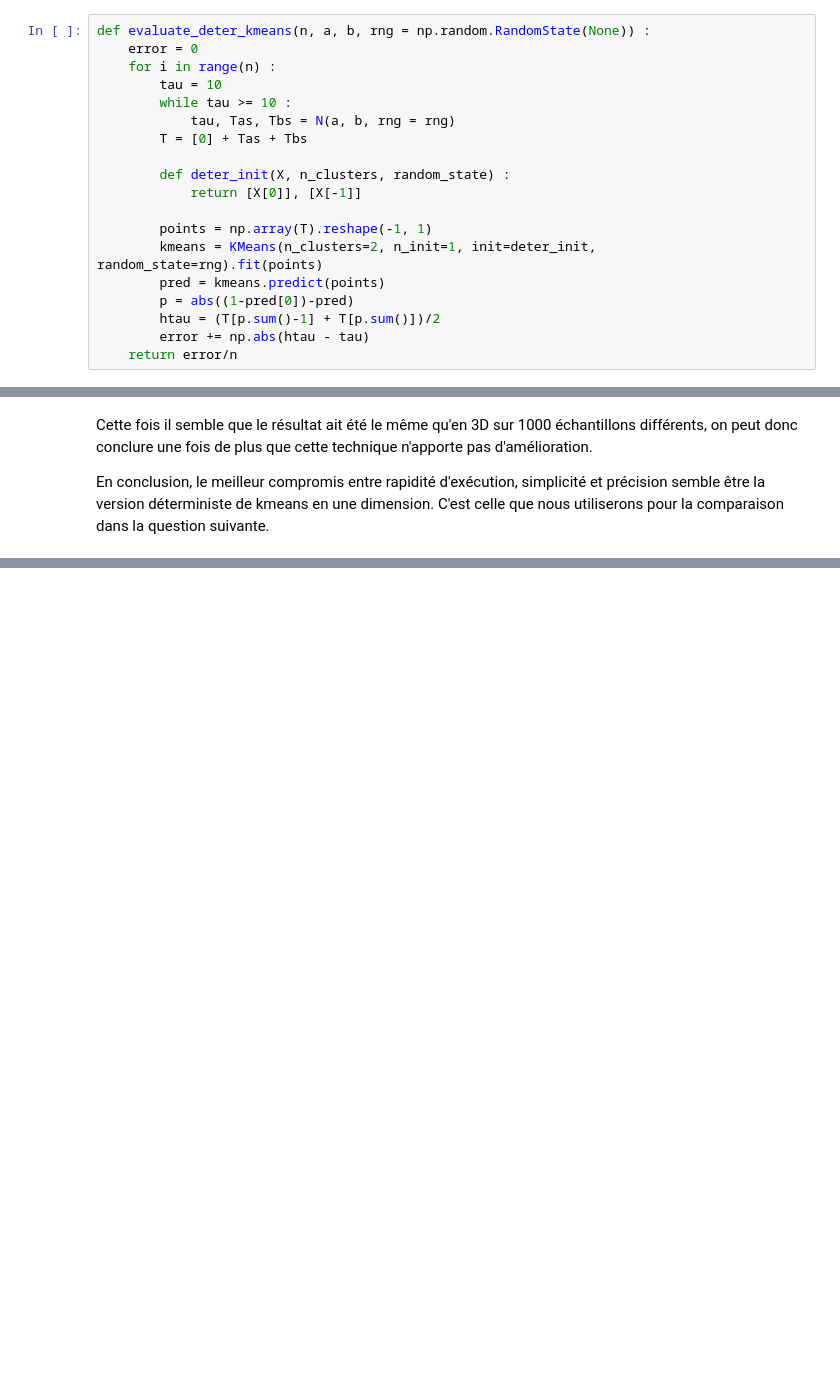
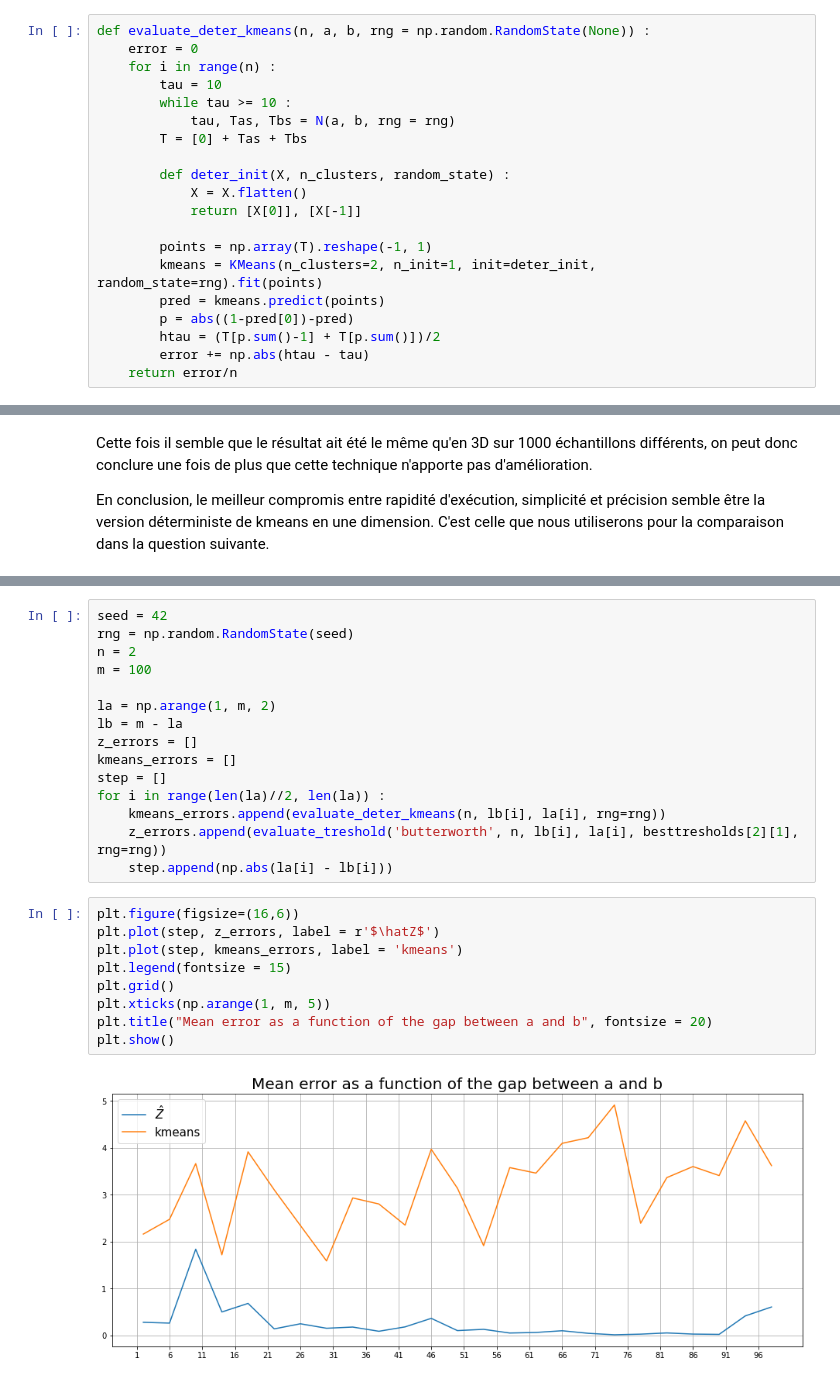
Before and after one commit to Qzaac/MACS207b, a Jupyter notebook: filtrage_macs207b.ipynb, the cells around one changed output, grey strips where cells are left out. Saved outputs shown, nothing was run; the diff lists cells and outputs as text; blank space fills up the shorter version.

```diff
--- a/filtrage_macs207b.ipynb
+++ b/filtrage_macs207b.ipynb
@@ -556,6 +561,7 @@ def evaluate_deter_kmeans(n, a, b, rng = np.random.RandomState(None)) :
         T = [0] + Tas + Tbs
 
         def deter_init(X, n_clusters, random_state) :
+            X = X.flatten()
             return [X[0]], [X[-1]]
 
         points = np.array(T).reshape(-1, 1)
@@ -764,0 +770,26 @@ Les questions précédentes montrent que la précision de la méthode de la ques
+# %%
+seed = 42
+rng = np.random.RandomState(seed)
+n = 2
+m = 100
+
+la = np.arange(1, m, 2)
+lb = m - la
+z_errors = []
+kmeans_errors = []
+step = []
+for i in range(len(la)//2, len(la)) :
+    kmeans_errors.append(evaluate_deter_kmeans(n, lb[i], la[i], rng=rng))
+    z_errors.append(evaluate_treshold('butterworth', n, lb[i], la[i], besttresholds[2][1], rng=rng))
+    step.append(np.abs(la[i] - lb[i]))
+# %%
+plt.figure(figsize=(16,6))
+plt.plot(step, z_errors, label = r'$\hatZ$')
+plt.plot(step, kmeans_errors, label = 'kmeans')
+plt.legend(fontsize = 15)
+plt.grid()
+plt.xticks(np.arange(1, m, 5))
+plt.title("Mean error as a function of the gap between a and b", fontsize = 20)
+plt.show()
+# %% [output]
+[figure, added]
```
Also changed, not shown: parts of 15 cells of this notebook.
